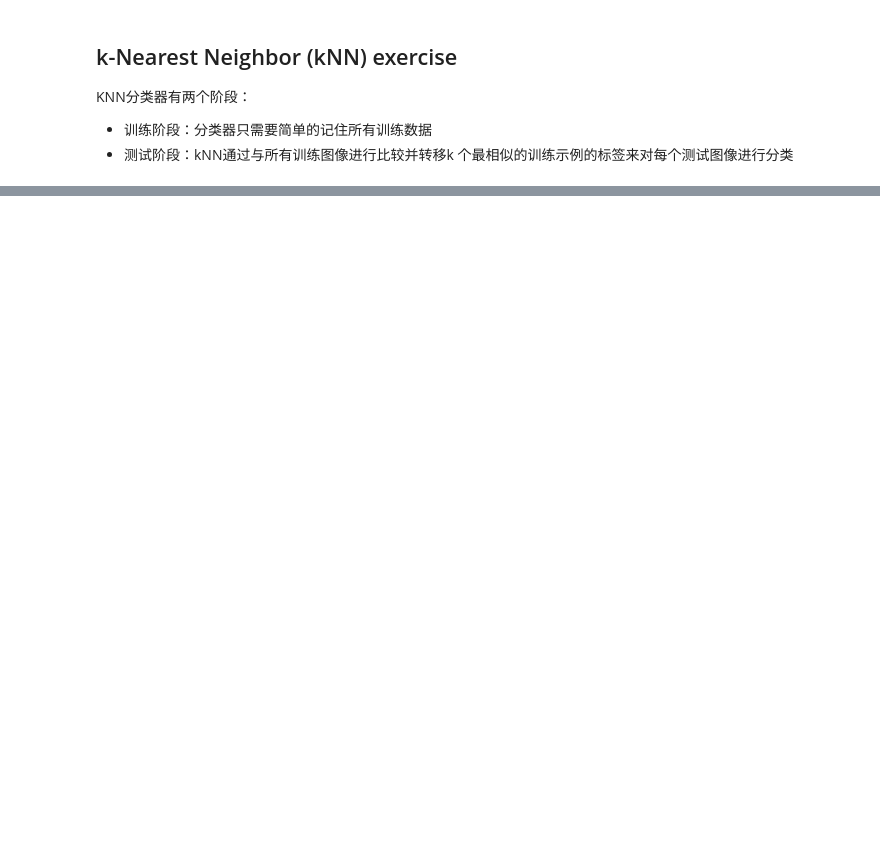
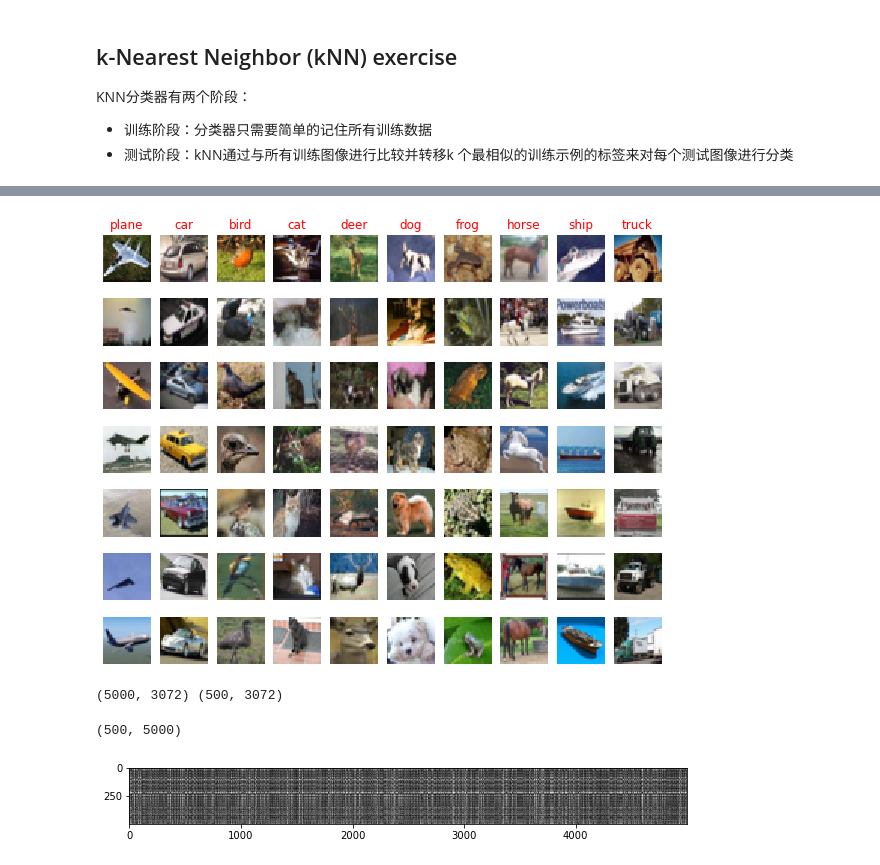
Before and after one commit to wubmu/cs231n, a Jupyter notebook: assignment1/knn.ipynb, the cells around one changed output, grey strips where cells are left out. Cells and saved outputs as stored; diff of their text form; code cells hidden in the pictures; blank space fills up the shorter version.

```diff
--- a/assignment1/knn.ipynb
+++ b/assignment1/knn.ipynb
@@ -52,0 +53,38 @@ num_classes = len(classes)
+# %%
+# 可视化一些数据集的例子
+# 从训练数据的每个类别可视化几个案例
+classes = ['plane', 'car', 'bird', 'cat', 'deer', 'dog', 'frog', 'horse', 'ship', 'truck']
+num_classes = len(classes)
+samples_per_class = 7
+for y, cls in enumerate(classes):
+    idxs = np.flatnonzero( y_train == y) # 返回扁平化后矩阵中非零元素的位置（index）
+    idxs = np.random.choice(idxs, samples_per_class, replace=False)
+    for i , idx in enumerate(idxs):
+        plt_idx = i * num_classes + y + 1
+        plt.subplot(samples_per_class, num_classes, plt_idx)
+        plt.imshow(X_train[idx].astype('uint8'))
+        plt.axis('off')
+        if i == 0:
+            plt.title(cls,color = 'red')
+
+plt.show()
+# %% [output]
+[figure, added]
+# %%
+# 划分数据集
+num_training = 5000
+mask = list(range(num_training))
+X_train = X_train[mask]
+y_train = y_train[mask]
+
+num_test = 500
+mask = list(range(num_test))
+X_test = X_test[mask]
+y_test = y_test[mask]
+
+# 把图片数据拉成一行
+X_train = np.reshape(X_train, (X_train.shape[0], -1))
+X_test = np.reshape(X_test, (X_test.shape[0], -1))
+print(X_train.shape, X_test.shape)
+# %% [output]
+(5000, 3072) (500, 3072)
@@ -52,0 +96,11 @@ num_classes = len(classes)
+# %%
+dists = classifier.compute_distances_two_loops(X_test)
+print(dists.shape)
+# %% [output]
+(500, 5000)
+# %%
+# 我们可以可视化距离矩阵：每一行都是一个测试示例
+plt.imshow(dists, interpolation='none')
+plt.show()
+# %% [output]
+[figure, added]
```
Also changed, not shown: parts of 15 cells of this notebook, 2 other files.
